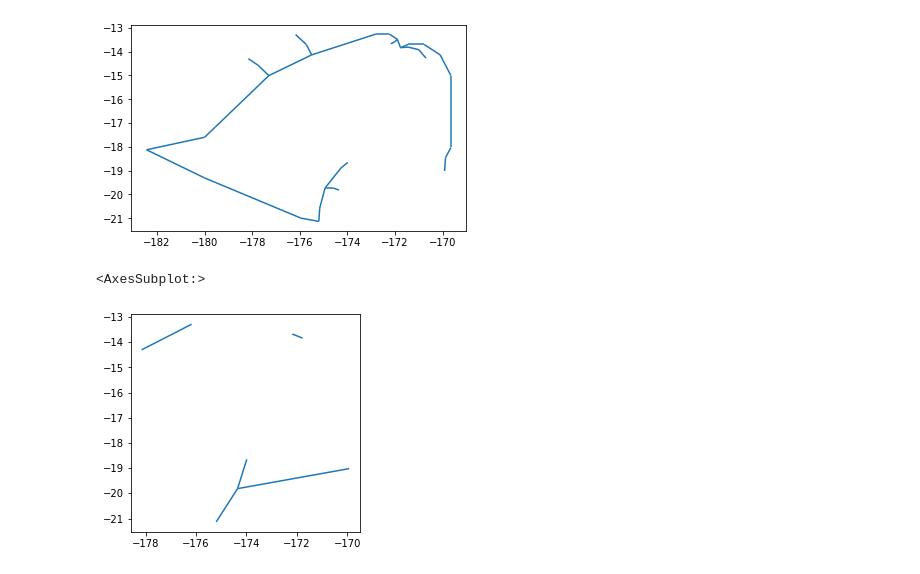
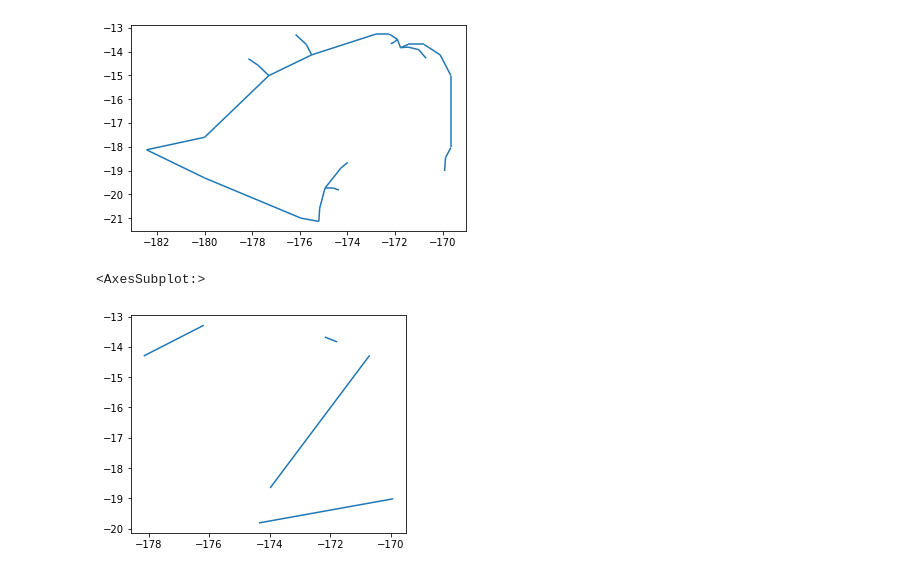
Before and after one commit to Hypergear/UCL_Dissertation, a Jupyter notebook: Code/network/network_diagram_centrality.ipynb, the cells around one changed output. Drawn from its saved outputs; the diff is of its cells as text; code cells hidden in the pictures.

```diff
--- a/Code/network/network_diagram_centrality.ipynb
+++ b/Code/network/network_diagram_centrality.ipynb
@@ -325,20 +347,24 @@ pacific_cable_gps.plot()
 [figure]
 # %%
 chinese_postman_lines = gpd.GeoDataFrame([
-[-175.200032,-21.133286,Point(-175.200032,-21.133286), -174.350261,-19.811428,Point(-174.350261,-19.811428)],
-[-173.983685,-18.647685,Point(-173.983685,-18.647685), -174.350261,-19.811428,Point(-174.350261,-19.811428)],
-[-169.916704,-19.016701,Point(-169.916704,-19.016701), -174.350261,-19.811428,Point(-174.350261,-19.811428)],
-[-171.766679,-13.833403,Point(-171.766679,-13.833403), -172.178161,-13.670594,Point(-172.178161,-13.670594)],
-[-178.158108,-14.296838,Point(-178.158108,-14.296838), -176.175000,-13.282001,Point(-176.175000,-13.282001)]],columns=['lon1','lat1','geometry_a', 'lon2','lat2','geometry_b'])
+# [-175.20000165073517,-21.13346565929308,Point(-175.20000165073517,-21.13346565929308), -174.3521422513667,-19.81379624685283,Point(-174.3521422513667,-19.81379624685283)],
+[-173.98368505307081,-18.65921570866675,Point(-173.98368505307081,-18.65921570866675), -170.6957048416213,-14.276544564158712,Point(-170.6957048416213,-14.276544564158712)],
+[-169.91670539347172,-19.016714981418488,Point(-169.91670539347172,-19.016714981418488), -174.3521422513667,-19.81379624685283,Point(-174.3521422513667,-19.81379624685283)],
+[-171.76669408292253,-13.833489255757883,Point(-171.76669408292253,-13.833489255757883), -172.17816102513325,-13.670594022635811,Point(-172.17816102513325,-13.670594022635811)],
+[-178.1581082284118,-14.29683787673278,Point(-178.1581082284118,-14.29683787673278), -176.17500034981677,-13.28200057514735,Point(-176.17500034981677,-13.28200057514735)]],columns=['lon1','lat1','geometry_a', 'lon2','lat2','geometry_b'])
 chinese_postman_lines['fr_id'] = round((round(chinese_postman_lines['lon1'],5) + round(chinese_postman_lines['lat1'],5))*100000,0)
 chinese_postman_lines['to_id'] = round((round(chinese_postman_lines['lon2'],5) + round(chinese_postman_lines['lat2'],5))*100000,0)
 # %%
 chinese_postman_lines['line'] = chinese_postman_lines.apply(lambda x: LineString([x['geometry_a'], x['geometry_b']]), axis=1)
 target_gdf = gpd.GeoDataFrame(chinese_postman_lines, geometry=chinese_postman_lines['line'])
+target_gdf['fr_point'] = gpd.points_from_xy(x=target_gdf['lon1'],y=target_gdf['lat1'])
+target_gdf['to_point'] = gpd.points_from_xy(x=target_gdf['lon2'],y=target_gdf['lat2'])
+target_gdf['distance_from_previous'] = target_gdf['fr_point'].distance(target_gdf['to_point'])
+target_gdf['length_from_previous'] = target_gdf['distance_from_previous'] * 103.3934 + 51.6973
 target_gdf.plot()
 # %% [output]
 <AxesSubplot:>
-[figure, old version]
+[figure, new version]
 # %%
 def chinese_postman():
     chinese_postman_lines['line'] = chinese_postman_lines.apply(lambda x: LineString([x['geometry_a'], x['geometry_b']]), axis=1)
```
Also changed, not shown: parts of 13 cells of this notebook, 5 other files.
